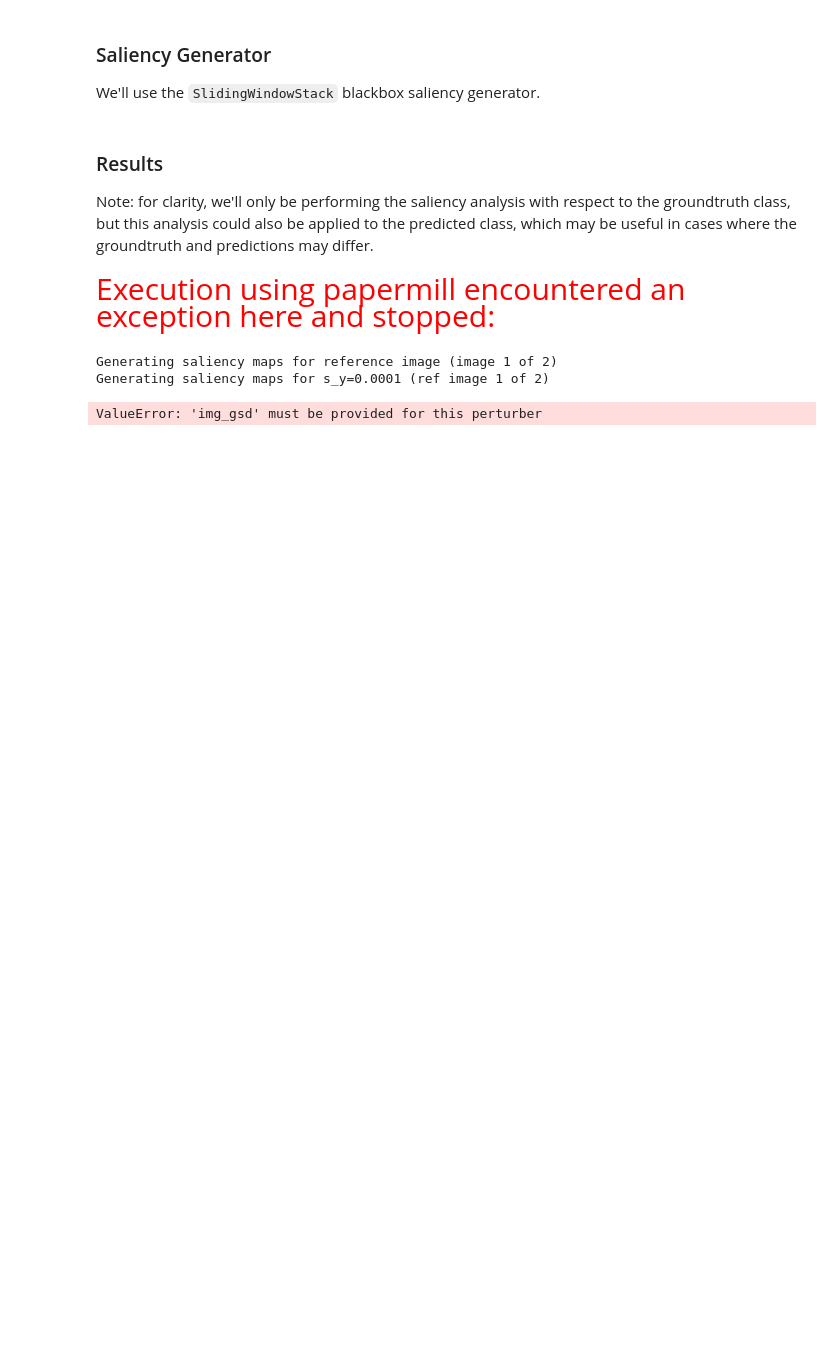
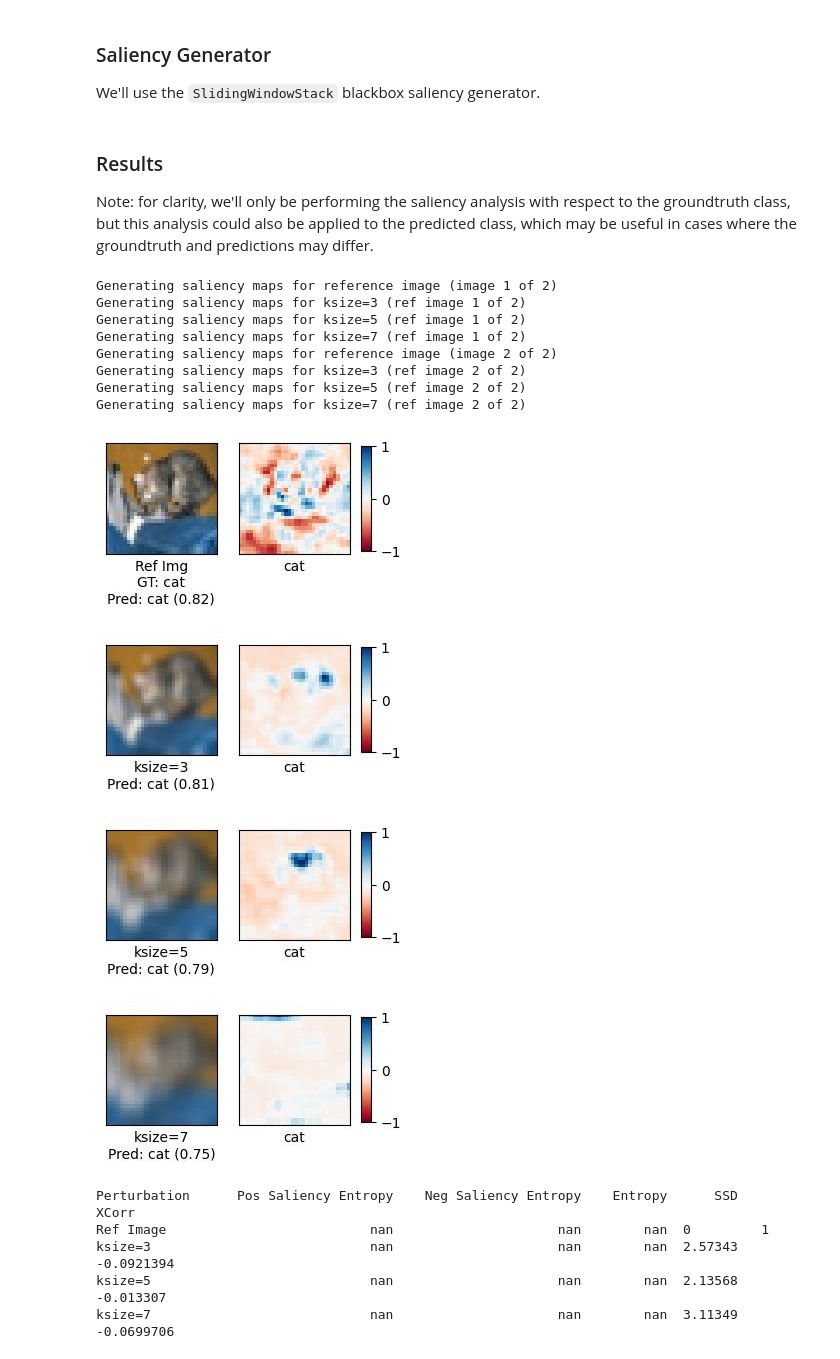
Before and after one commit to Kitware/nrtk, a Jupyter notebook: docs/examples/maite/jatic-perturbations-saliency.ipynb, the cells around one changed output. Drawn from its saved outputs; the diff is of its cells as text; code cells hidden in the pictures; blank space fills up the shorter version.

Commit message:
Changed perturber used in jatic-perturbations-saliency notebook

```diff
--- a/docs/examples/maite/jatic-perturbations-saliency.ipynb
+++ b/docs/examples/maite/jatic-perturbations-saliency.ipynb
@@ -289,23 +289,23 @@ def _max_class(probs: dict) -> str:
 
 def _generate_augmented_maps(
     idx: int,
-    kwargs: list[dict[str, Any]],
+    ksizes: list[int],
     res: SaliencyResults,
     img: np.ndarray,
     num_images: int,
     image_classifier: ClassifyImage,
     saliency_generator: GenerateImageClassifierBlackboxSaliency,
 ) -> None:
-    for k in kwargs:
-        print(f"Generating saliency maps for s_y={k['s_y']} (ref image {idx + 1} of {num_images})")
-        xform = JitterPerturber(**k)
+    for ksize in ksizes:
+        print(f"Generating saliency maps for ksize={ksize} (ref image {idx + 1} of {num_images})")
+        xform = AverageBlurPerturber(ksize=ksize)
         img_out, _ = xform(image=np.copy(img))
         sal_maps = saliency_generator(img_out, image_classifier)
         probs = next(image_classifier.classify_images(np.expand_dims(img_out, axis=0)))
         pred_class = _max_class(probs)
 
         pert = PerturbationResult(
-            descriptor=f"ksize={k}",
+            descriptor=f"ksize={ksize}",
             img=img_out,
             sal_maps=sal_maps,
             pred_class=labels[pred_class],
@@ -320,7 +320,7 @@ def generate_perturbed_sal_maps(
     ground_truth: list[int],
     image_classifier: ClassifyImage,
     saliency_generator: GenerateImageClassifierBlackboxSaliency,
-    kwargs: list[dict[str, Any]],
+    ksizes: list[int],
     display_labels: dict[int, str],
     display_maps: bool = True,
     metrics: tuple[str, ...] = ("Pos Saliency Entropy", "Neg Saliency Entropy", "Entropy", "SSD", "XCorr"),
@@ -344,7 +344,7 @@ def generate_perturbed_sal_maps(
             pred_prob=probs[pred_class],
         )
 
-        _generate_augmented_maps(idx, kwargs, res, img, len(images), image_classifier, saliency_generator)
+        _generate_augmented_maps(idx, ksizes, res, img, len(images), image_classifier, saliency_generator)
 
         results.append(res)
 
@@ -415,18 +413,30 @@ sal_generator.fill = (128, 128, 128)
 ### Results <a name="results"></a>
 
 Note: for clarity, we'll only be performing the saliency analysis with respect to the groundtruth class, but this analysis could also be applied to the predicted class, which may be useful in cases where the groundtruth and predictions may differ.
-# %% [markdown]
-<span id="papermill-error-cell" style="color:red; font-family:Helvetica Neue, Helvetica, Arial, sans-serif; font-size:2em;">Execution using papermill encountered an exception here and stopped:</span>
 # %%
 results = generate_perturbed_sal_maps(
     images=imgs,
     ground_truth=ground_truth,
     image_classifier=classifier,
     saliency_generator=sal_generator,
     display_labels={int(k): str(v) for k, v in jatic_classifier.metadata.items()},
-    kwargs=[{"s_y": 1e-4, "s_x": 0.0}, {"s_y": 1.2e-4, "s_x": 0.0}, {"s_y": 1.4e-4, "s_x": 0.0}],
+    ksizes=[3, 5, 7],
 )
 # %% [output]
 Generating saliency maps for reference image (image 1 of 2)
-Generating saliency maps for s_y=0.0001 (ref image 1 of 2)
+Generating saliency maps for ksize=3 (ref image 1 of 2)
+Generating saliency maps for ksize=5 (ref image 1 of 2)
+Generating saliency maps for ksize=7 (ref image 1 of 2)
+Generating saliency maps for reference image (image 2 of 2)
+Generating saliency maps for ksize=3 (ref image 2 of 2)
+Generating saliency maps for ksize=5 (ref image 2 of 2)
+Generating saliency maps for ksize=7 (ref image 2 of 2)
+[figure, added]
+[figure, added]
+[figure, added]
+[figure, added]
-ValueError: 'img_gsd' must be provided for this perturber
+Perturbation      Pos Saliency Entropy    Neg Saliency Entropy    Entropy      SSD       XCorr
+Ref Image                          nan                     nan        nan  0         1
+ksize=3                            nan                     nan        nan  2.57343  -0.0921394
+ksize=5                            nan                     nan        nan  2.13568  -0.013307
+ksize=7                            nan                     nan        nan  3.11349  -0.0699706
```
Also changed, not shown: parts of 7 cells of this notebook, 1 other file.
